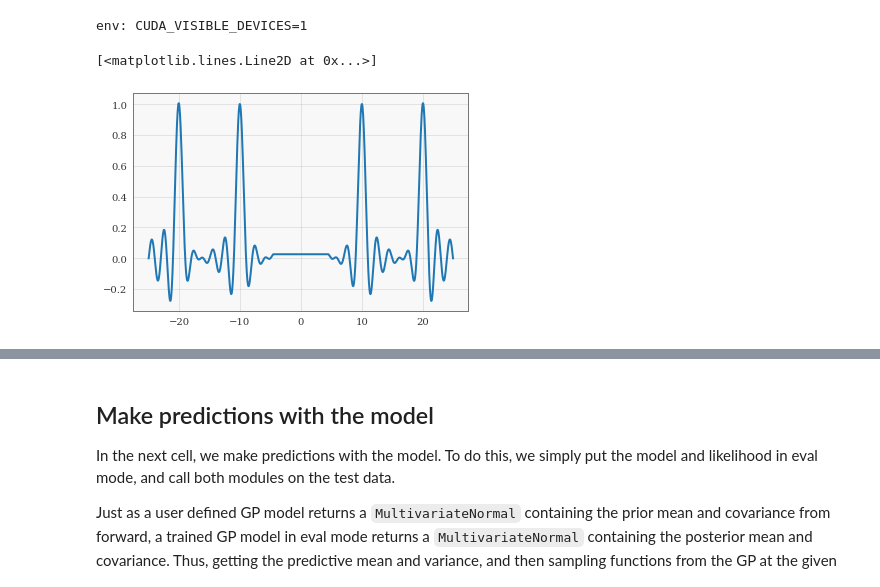
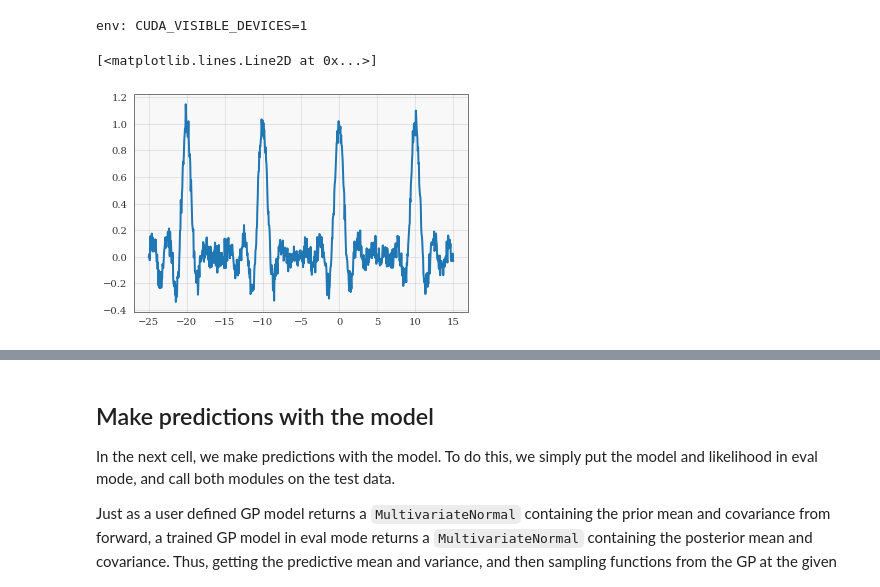
Before and after one commit to cornellius-gp/gpytorch, a Jupyter notebook: examples/01_Simple_GP_Regression/NS_Spectral_AF_Kernel_NS_Function.ipynb, the cells around one changed output, grey strips where cells are left out. Saved outputs shown, nothing was run; the diff lists cells and outputs as text; code cells hidden in the pictures.

```diff
--- a/examples/01_Simple_GP_Regression/NS_Spectral_AF_Kernel_NS_Function.ipynb
+++ b/examples/01_Simple_GP_Regression/NS_Spectral_AF_Kernel_NS_Function.ipynb
@@ -34,36 +34,36 @@ sinc = lambda x: torch.sin(np.pi * x) / (np.pi * x)
 xmin=-25.
 xmax=25.
 
 N = 1000
 full_x = torch.linspace(xmin, xmax, N)
 
-full_y = sinc(full_x + 10.) + sinc(full_x) + sinc(full_x - 10.) + sinc(full_x - 20.) + sinc(full_x + 20.) # + 0.01 * torch.randn(N)
+full_y = sinc(full_x + 10.) + sinc(full_x) + sinc(full_x - 10.) + sinc(full_x - 20.) + sinc(full_x + 20.) + 0.05 * torch.randn(N)
 
 
 min_ = full_x.min()
 max_ = full_x.max()
 
-test_indices = (full_x > -4.5) * (full_x < 4.5)
+test_indices = (full_x > 15)#  * (full_x < 4.5)
 
 # full_x = (full_x - min_) / (max_ - min_)
 
 
 train_x = full_x[~test_indices]
 train_y = full_y[~test_indices]
 
 test_x = full_x[test_indices]
 test_y = full_y[test_indices]
 
 train_x = train_x.cuda().unsqueeze(-1)
 train_y = train_y.cuda()
 test_x = test_x.cuda().unsqueeze(-1)
 test_y = test_y.cuda()
 
 
 plt.plot(train_x.squeeze().cpu(), train_y.squeeze().cpu())
 # %% [output]
 [<matplotlib.lines.Line2D at 0x...>]
-[figure, old version]
+[figure, new version]
 # %%
 from scipy.fftpack import fft
 from scipy.integrate import cumtrapz
```
Also changed, not shown: parts of 7 cells of this notebook, 2 other files.
